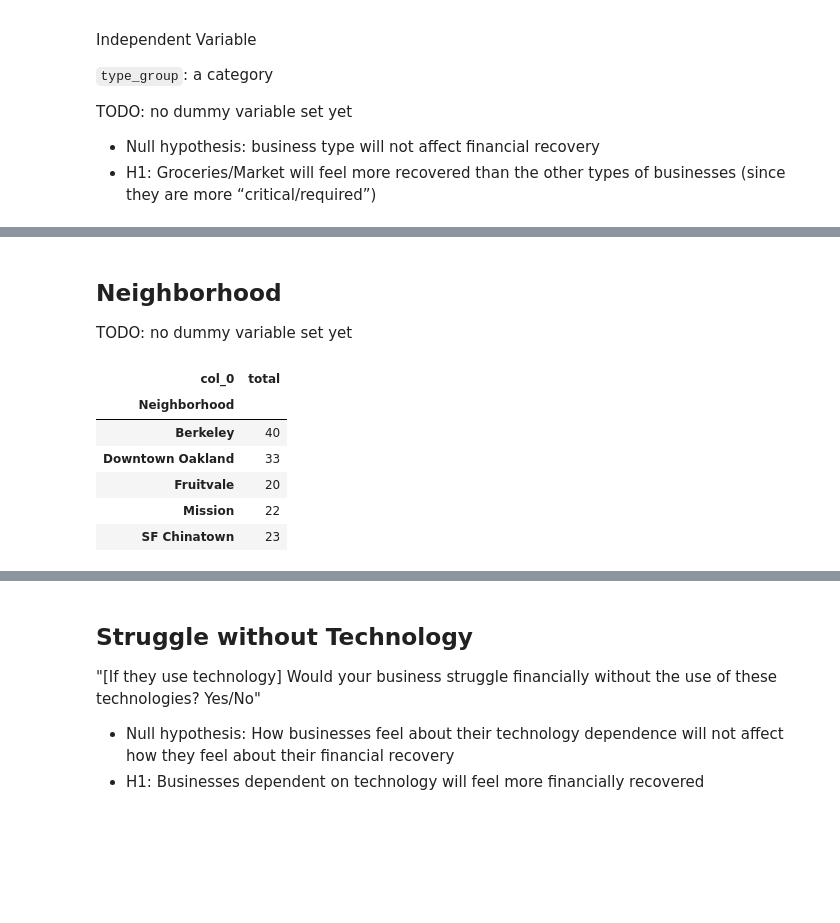
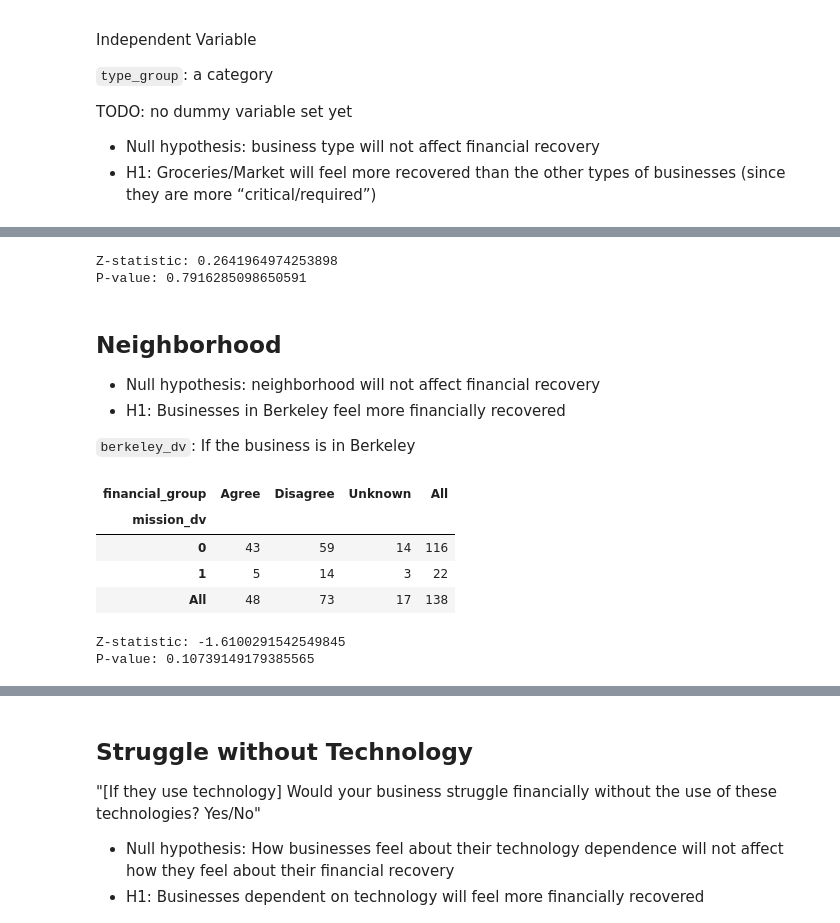
Before and after one commit to mbecica/business-survey-201, a Jupyter notebook: financial-stability.ipynb, the cells around one changed output, grey strips where cells are left out. Cells and saved outputs as stored; diff of their text form; code cells hidden in the pictures; blank space fills up the shorter version.

```diff
--- a/financial-stability.ipynb
+++ b/financial-stability.ipynb
@@ -30,4 +48,5 @@ business_df.rename(columns={"Technology (list all with commas between)":"tech_us
                         "Person Surveyed": "respondent",
                         "Business Type": "type",
                         "Business Length Open": "length_open",
+                        "Own or Rent": "own_rent",
                         "Business ID" : "ID"}, inplace=True)
@@ -47,6 +96,8 @@ business_df.fillna(value={"financial_group": "Unknown"}, inplace = True)
 
 # Set dummy variables
 business_df['financialrecovery_dv'] = business_df['financial_group'].map(nominal_mapping)
+business_df['financialrecoveryneg_dv'] = business_df['financial_group'].map(nominal_mapping_neg)
+# TODO: do we need financialrecoveryunknown_dv for tests of unknown (respondent H1)?
 # %% [markdown]
 ## Business Length Open
 How long as the business been open at this location?
@@ -95,4 +165,13 @@ business_type_mapping = {
     "Grocery/Market": "Grocery/Market",
     "Other":"Other"
 }
+grocery_dv = {
+    "Grocery/Market": 1,
+    "Restaurant/Bar": 0,
+    "Retail and/or Services": 0,
+    "Other": 0
+}
 business_df["type_group"] = business_df["type"].map(business_type_mapping)
+
+business_df["grocery_dv"] = business_df["type_group"].map(grocery_dv)
+pd.crosstab(index=business_df["grocery_dv"], columns=business_df["financial_group"], dropna=False, margins=True, normalize=True)
@@ -99,15 +184,56 @@ business_df["type_group"] = business_df["type"].map(business_type_mapping)
+# %%
+# Test for Statistical Significance
+berkeley_sdf = business_df.copy()
+
+stat, pval = ztest_proportions(berkeley_sdf, 'grocery_dv', 'financialrecoveryneg_dv')
+# Output results
+print(f"\nZ-statistic: {stat}")
+print(f"P-value: {pval}")
+# %% [output]
+Z-statistic: 0.2641964974253898
+P-value: 0.7916285098650591
 # %% [markdown]
 ## Neighborhood
 
-TODO: no dummy variable set yet
+* Null hypothesis: neighborhood will not affect financial recovery
+* H1: Businesses in Berkeley feel more financially recovered
+
+`berkeley_dv`: If the business is in Berkeley
 # %%
+berkeley_map = {
+    "Berkeley":1,
+    "Downtown Oakland":0,
+    "Fruitvale":0,
+    "Mission":0,
+    "SF Chinatown":0,
+}
+mission_map = {
+    "Berkeley":0,
+    "Downtown Oakland":0,
+    "Fruitvale":0,
+    "Mission":1,
+    "SF Chinatown":0,
+}
+
+business_df['berkeley_dv'] = business_df['Neighborhood'].map(berkeley_map)
+business_df['mission_dv'] = business_df['Neighborhood'].map(mission_map)
+
 # Neighborhood
-pd.crosstab(index=business_df["Neighborhood"], columns="total", dropna=False)
+pd.crosstab(index=business_df["mission_dv"], columns=business_df["financial_group"], dropna=False, margins=True)
 # %% [output]
-| col_0 | total |
-| Neighborhood |  |
-| Berkeley | 40 |
-| Downtown Oakland | 33 |
-| Fruitvale | 20 |
-| Mission | 22 |
-| SF Chinatown | 23 |
+| financial_group | Agree | Disagree | Unknown | All |
+| mission_dv |  |  |  |  |
+| 0 | 43 | 59 | 14 | 116 |
+| 1 | 5 | 14 | 3 | 22 |
+| All | 48 | 73 | 17 | 138 |
+# %%
+# Test for Statistical Significance
+berkeley_sdf = business_df.copy()
+
+stat, pval = ztest_proportions(berkeley_sdf, 'berkeley_dv', 'financialrecovery_dv')
+# Output results
+print(f"\nZ-statistic: {stat}")
+print(f"P-value: {pval}")
+# %% [output]
+Z-statistic: -1.6100291542549845
+P-value: 0.10739149179385565
```
Also changed, not shown: parts of 41 cells of this notebook.
